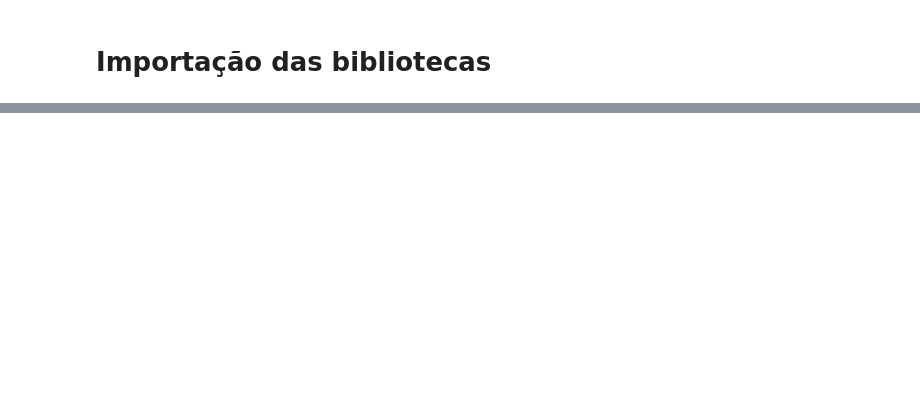
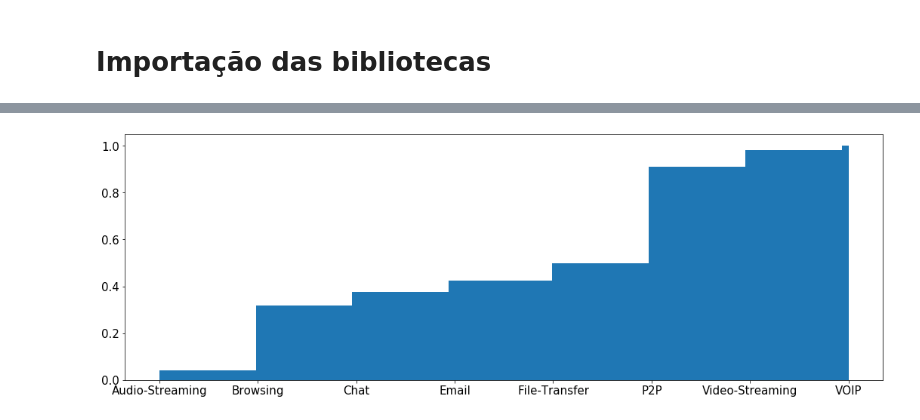
Before and after one commit to mateus558/Darknet-traffic-classification, a Jupyter notebook: Darknet.ipynb, the cells around one changed output, grey strips where cells are left out. Saved outputs shown, nothing was run; the diff lists cells and outputs as text; code cells hidden in the pictures; blank space fills up the shorter version.

```diff
--- a/Darknet.ipynb
+++ b/Darknet.ipynb
@@ -109,0 +145,5 @@ sns.histplot(data=data[(data['Label'] == "NonVPN") | (data['Label'] == "Non-Tor"
+# %%
+samples[samples['Label'] == "Benign"]['Label.1'].hist(cumulative=True, density=1, bins=100, grid=False)
+plt.show()
+# %% [output]
+[figure, added]
```
Also changed, not shown: parts of 22 cells of this notebook, 4 other files.
